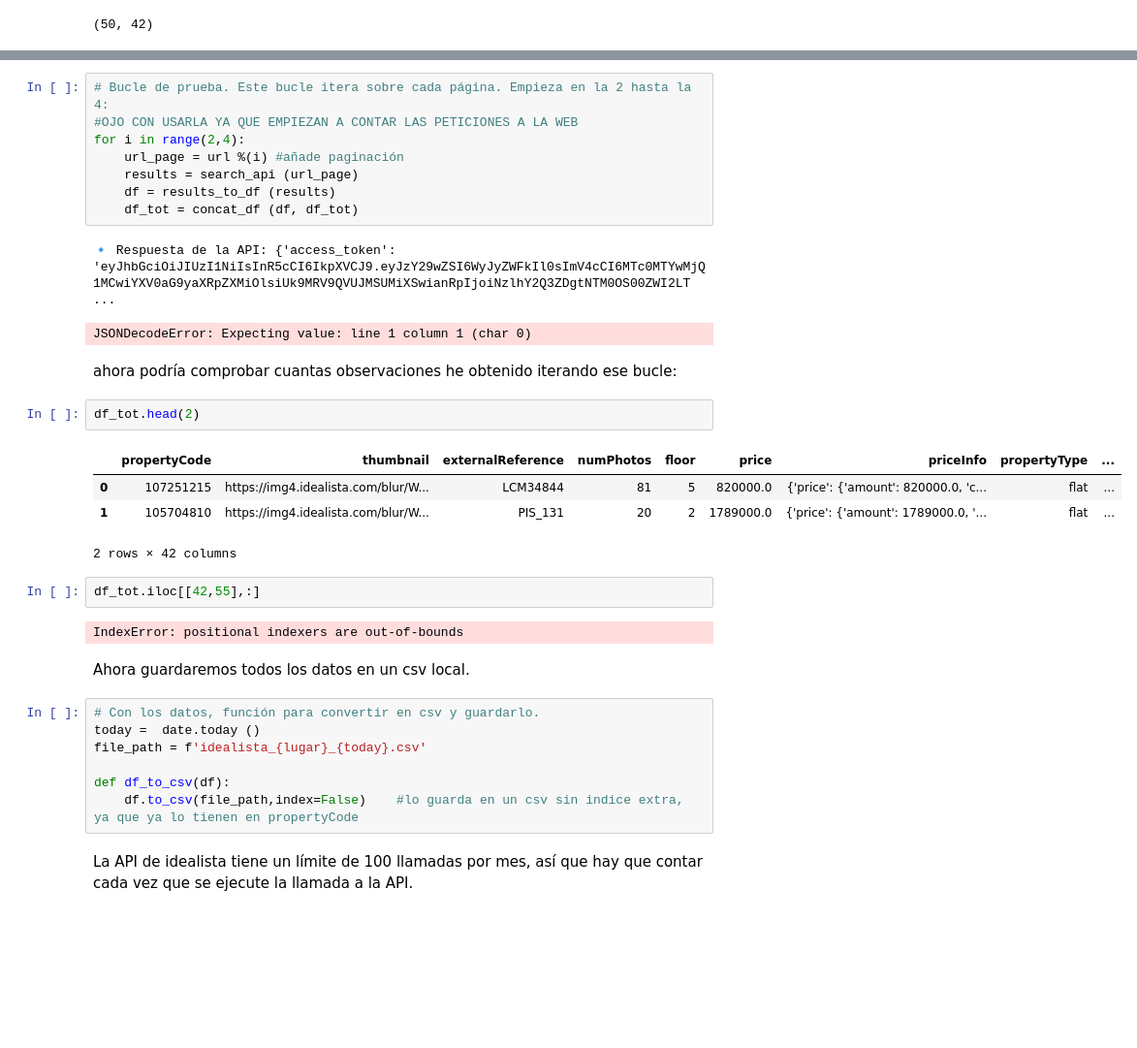
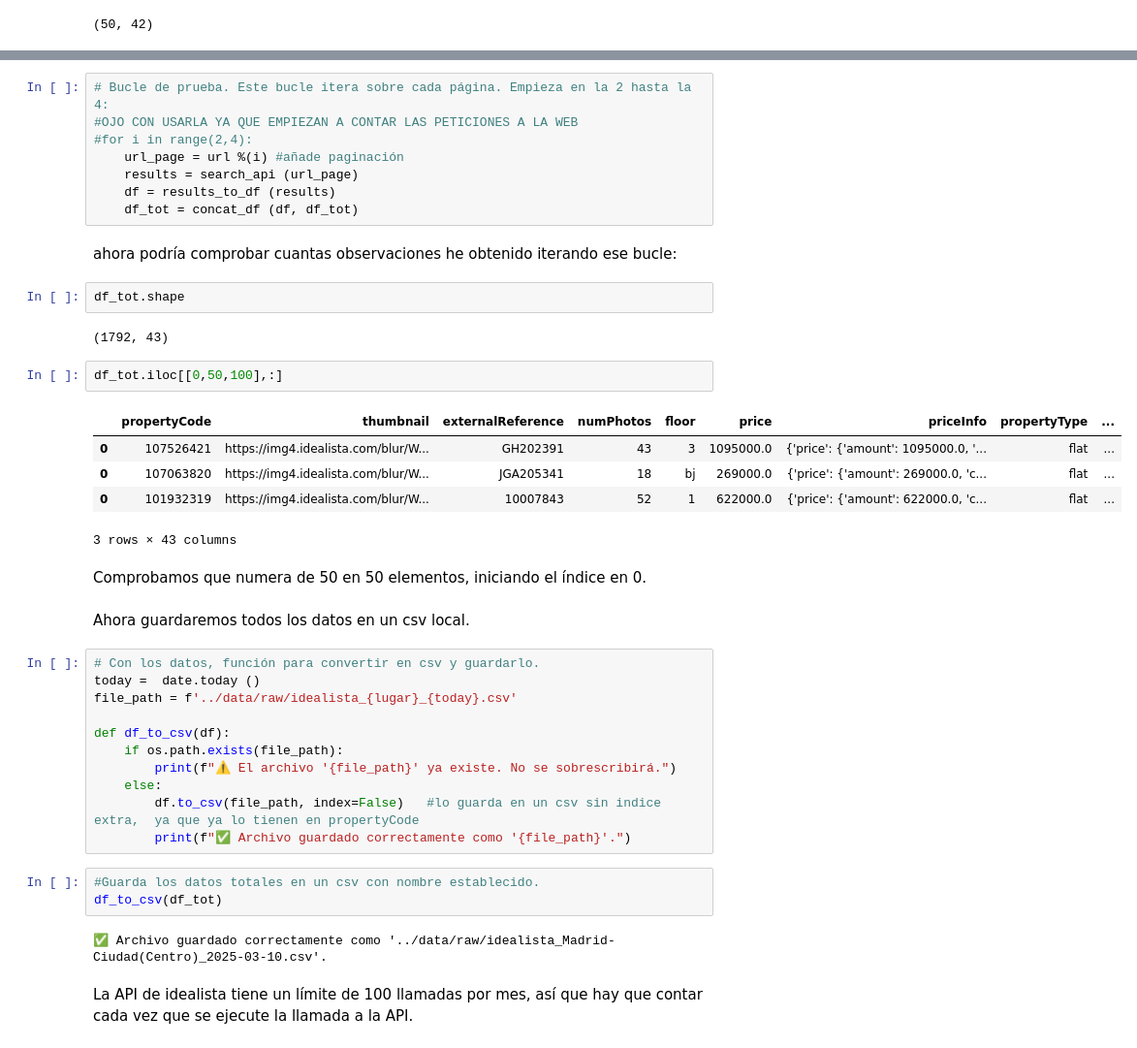
Before and after one commit to angelgvill/DS_ML_Machine_Learning_viviendaMadrid, a Jupyter notebook: notebooks/00_Obtencion_datos_WS.ipynb, the cells around one changed output, grey strips where cells are left out. Shown at 97% size. Cells and saved outputs as stored; diff of their text form; blank space fills up the shorter version.

```diff
--- a/notebooks/00_Obtencion_datos_WS.ipynb
+++ b/notebooks/00_Obtencion_datos_WS.ipynb
@@ -316,36 +364,45 @@ JSONDecodeError: Expecting value: line 1 column 1 (char 0)
 # %%
 # Bucle de prueba. Este bucle itera sobre cada página. Empieza en la 2 hasta la 4:
 #OJO CON USARLA YA QUE EMPIEZAN A CONTAR LAS PETICIONES A LA WEB
-for i in range(2,4):
+#for i in range(2,4):
     url_page = url %(i) #añade paginación
     results = search_api (url_page)
     df = results_to_df (results)
     df_tot = concat_df (df, df_tot)
-# %% [output]
-🔹 Respuesta de la API: {'access_token': 'eyJhbGciOiJIUzI1NiIsInR5cCI6IkpXVCJ9.eyJzY29wZSI6WyJyZWFkIl0sImV4cCI6MTc0MTYwMjQ1MCwiYXV0aG9yaXRpZXMiOlsiUk9MRV9QVUJMSUMiXSwianRpIjoiNzlhY2Q3ZDgtNTM0OS00ZWI2LT ...
-JSONDecodeError: Expecting value: line 1 column 1 (char 0)
 # %% [markdown]
  ahora podría comprobar cuantas observaciones he obtenido iterando ese bucle:
-# %%
-df_tot.head(2)
-# %% [output]
-|  | propertyCode | thumbnail | externalReference | numPhotos | floor | price | priceInfo | propertyType | ... |
-| 0 | 107251215 | https://img4.idealista.com/blur/W... | LCM34844 | 81 | 5 | 820000.0 | {'price': {'amount': 820000.0, 'c... | flat | ... |
-| 1 | 105704810 | https://img4.idealista.com/blur/W... | PIS_131 | 20 | 2 | 1789000.0 | {'price': {'amount': 1789000.0, '... | flat | ... |
-2 rows × 42 columns
-# %%
-df_tot.iloc[[42,55],:]
-# %% [output]
-IndexError: positional indexers are out-of-bounds
+# %%
+df_tot.shape
+# %% [output]
+(1792, 43)
+# %%
+df_tot.iloc[[0,50,100],:]
+# %% [output]
+|  | propertyCode | thumbnail | externalReference | numPhotos | floor | price | priceInfo | propertyType | ... |
+| 0 | 107526421 | https://img4.idealista.com/blur/W... | GH202391 | 43 | 3 | 1095000.0 | {'price': {'amount': 1095000.0, '... | flat | ... |
+| 0 | 107063820 | https://img4.idealista.com/blur/W... | JGA205341 | 18 | bj | 269000.0 | {'price': {'amount': 269000.0, 'c... | flat | ... |
+| 0 | 101932319 | https://img4.idealista.com/blur/W... | 10007843 | 52 | 1 | 622000.0 | {'price': {'amount': 622000.0, 'c... | flat | ... |
+3 rows × 43 columns
+# %% [markdown]
+Comprobamos que numera de 50 en 50 elementos, iniciando el índice en 0.
 # %% [markdown]
 Ahora guardaremos todos los datos en un csv local.
 # %%
 # Con los datos, función para convertir en csv y guardarlo.
 today =  date.today ()
-file_path = f'idealista_{lugar}_{today}.csv'
+file_path = f'../data/raw/idealista_{lugar}_{today}.csv'
 
 def df_to_csv(df):
-    df.to_csv(file_path,index=False)    #lo guarda en un csv sin indice extra,  ya que ya lo tienen en propertyCode
+    if os.path.exists(file_path):
+        print(f"⚠️ El archivo '{file_path}' ya existe. No se sobrescribirá.")
+    else:
+        df.to_csv(file_path, index=False)   #lo guarda en un csv sin indice extra,  ya que ya lo tienen en propertyCode
+        print(f"✅ Archivo guardado correctamente como '{file_path}'.")
+# %%
+#Guarda los datos totales en un csv con nombre establecido.
+df_to_csv(df_tot)
+# %% [output]
+✅ Archivo guardado correctamente como '../data/raw/idealista_Madrid-Ciudad(Centro)_2025-03-10.csv'.
 # %% [markdown]
 La API de idealista tiene un límite de 100 llamadas por mes, así que hay que contar cada vez que se ejecute la llamada a la API.
 # %% [markdown]
```
Also changed, not shown: parts of 26 cells of this notebook, 3 other files.
